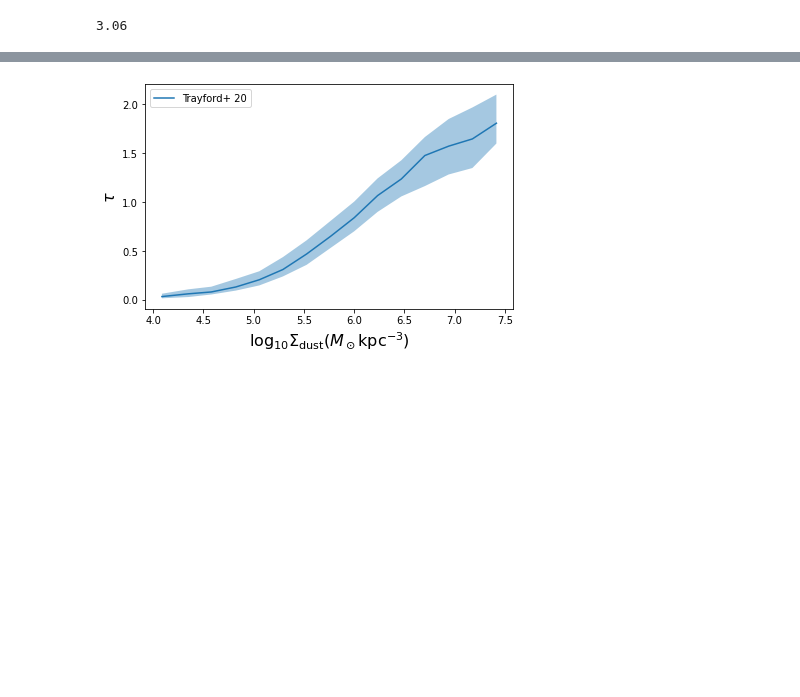
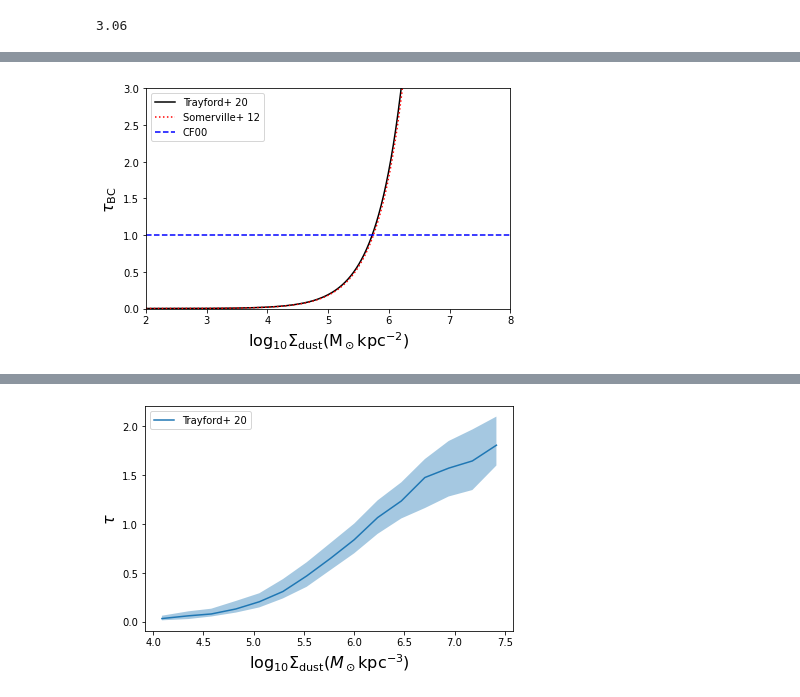
Before and after one commit to dptriani/mentari, a Jupyter notebook: For-dusty-sage-v2.ipynb, the cells around one changed output, grey strips where cells are left out. Saved outputs shown, nothing was run; the diff lists cells and outputs as text; code cells hidden in the pictures; blank space fills up the shorter version.

```diff
--- a/For-dusty-sage-v2.ipynb
+++ b/For-dusty-sage-v2.ipynb
@@ -46,0 +44,20 @@ plt.plot(Sigma_tau_ISM, tau_ISM, '.')
+# %%
+w = np.where(Dust > 0)[0]
+Sigma_BC_d, tau_BC_d = mtr.compute_tauBC_Trayford(Dust[w], Gas[w], Rad[w])
+Sigma_BC_s, tau_BC_s = mtr.compute_tauBC_Somerville(Dust[w], Rad[w])
+
+Sigma_ISM_d, tau_ISM_d = mtr.compute_tauISM_Trayford(Dust[w], Gas[w], Rad[w])
+Sigma_ISM_s, tau_ISM_s = mtr.compute_tauISM_Somerville(Dust[w], Rad[w])
+# %%
+plt.plot(sort(Sigma_BC_d), sort(tau_BC_d), 'k-', label='Trayford+ 20')
+plt.plot(sort(np.log10(Sigma_BC_s * 1e6)), sort(tau_BC_s), 'r:', label='Somerville+ 12')
+plt.axhline(1, ls='--', c='b', label='CF00')
+plt.legend(loc=0)
+plt.xlim(2, 8)
+plt.ylim(0, 3)
+plt.xlabel(r'$\log_{10} \Sigma_\mathrm{dust} (\mathrm{M_\odot} \mathrm{kpc}^{-2})$', fontsize=16)
+plt.ylabel(r'$\tau_\mathrm{BC}$', fontsize=16)
+plt.tight_layout()
+plt.savefig('plots/tau_bc.png')
+# %% [output]
+[figure, added]
```
Also changed, not shown: parts of 8 cells of this notebook, 8 other files.
